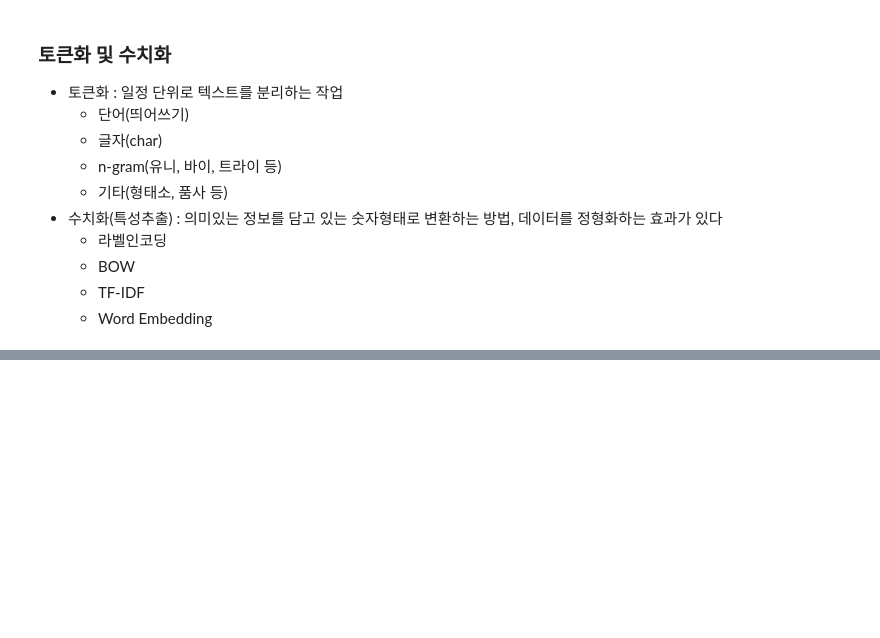
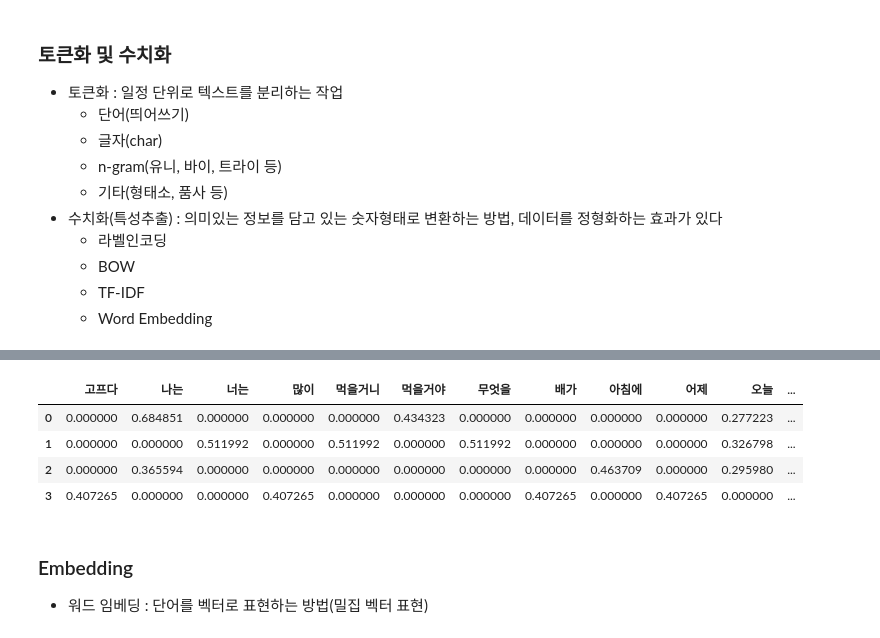
Before and after one commit to pa3757/aischoolpython, a Jupyter notebook: machineLearning/textmining.ipynb, the cells around one changed output, grey strips where cells are left out. Drawn from its saved outputs; the diff is of its cells as text; code cells hidden in the pictures; blank space fills up the shorter version.

```diff
--- a/machineLearning/textmining.ipynb
+++ b/machineLearning/textmining.ipynb
@@ -609,0 +684,2 @@ for doc in tqdm(test_celean_list):
+# %%
+sample_tf_idf = TfidfVectorizer()
@@ -609,0 +710,2 @@ for doc in tqdm(test_celean_list):
+# %%
+result = sample_tf_idf.transform(sample_text)
@@ -609,0 +731,11 @@ for doc in tqdm(test_celean_list):
+# %%
+pd.DataFrame(result.toarray(), columns=sample_tf_idf.get_feature_names_out())
+# %% [output]
+|  | 고프다 | 나는 | 너는 | 많이 | 먹을거니 | 먹을거야 | 무엇을 | 배가 | 아침에 | 어제 | 오늘 | ... |
+| 0 | 0.000000 | 0.684851 | 0.000000 | 0.000000 | 0.000000 | 0.434323 | 0.000000 | 0.000000 | 0.000000 | 0.000000 | 0.277223 | ... |
+| 1 | 0.000000 | 0.000000 | 0.511992 | 0.000000 | 0.511992 | 0.000000 | 0.511992 | 0.000000 | 0.000000 | 0.000000 | 0.326798 | ... |
+| 2 | 0.000000 | 0.365594 | 0.000000 | 0.000000 | 0.000000 | 0.000000 | 0.000000 | 0.000000 | 0.463709 | 0.000000 | 0.295980 | ... |
+| 3 | 0.407265 | 0.000000 | 0.000000 | 0.407265 | 0.000000 | 0.000000 | 0.000000 | 0.407265 | 0.000000 | 0.407265 | 0.000000 | ... |
+# %% [markdown]
+### Embedding
+- 워드 임베딩 : 단어를 벡터로 표현하는 방법(밀집 벡터 표현)
```
Also changed, not shown: parts of 33 cells of this notebook, 2 other files.
